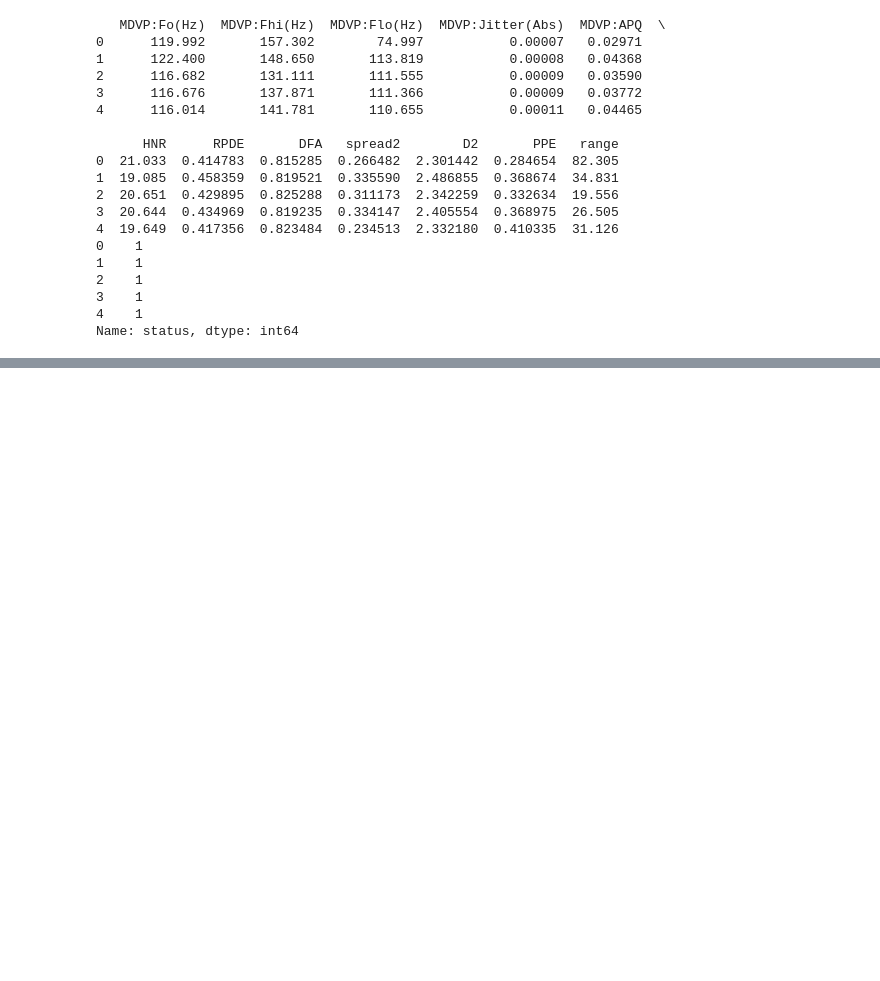
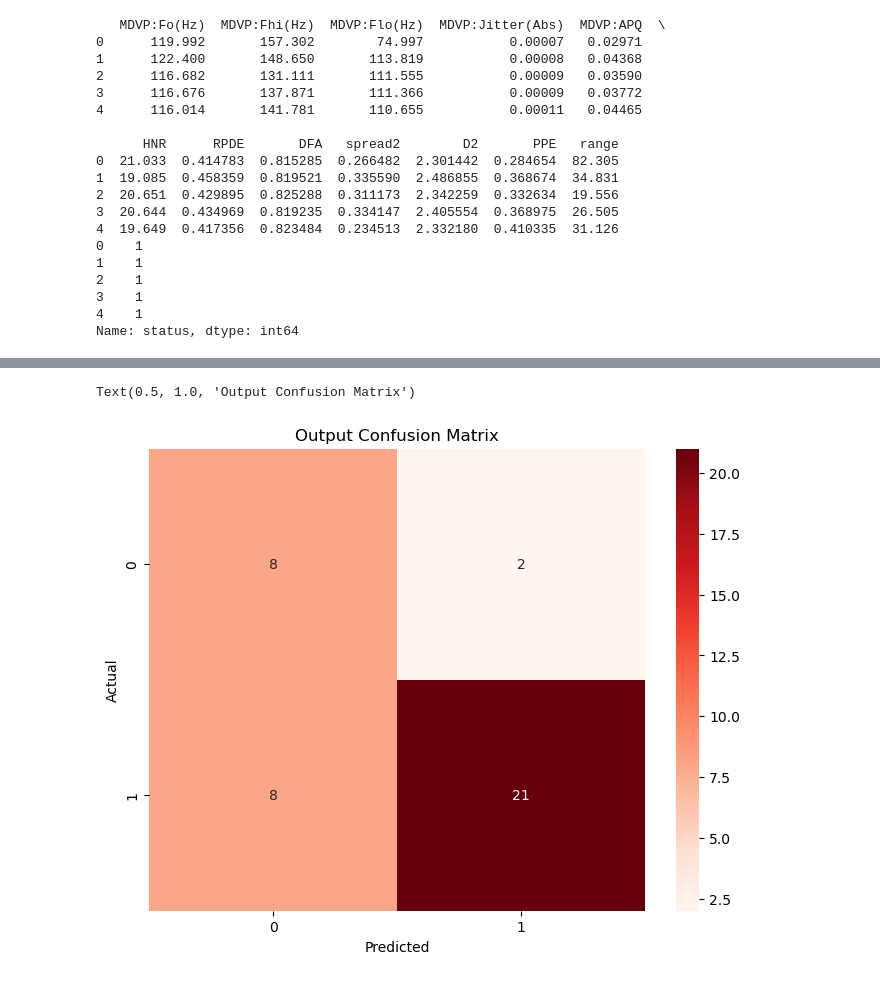
Before and after one commit to yaniss02/parkinson_detection, a Jupyter notebook: Untitled.ipynb, the cells around one changed output, grey strips where cells are left out. Drawn from its saved outputs; the diff is of its cells as text; code cells hidden in the pictures; blank space fills up the shorter version.

```diff
--- a/Untitled.ipynb
+++ b/Untitled.ipynb
@@ -281,0 +411,6 @@ X_train, X_test, y_train, y_test = train_test_split(X, y, random_state=0, train_
+# %%
+tree_model = DecisionTreeClassifier(random_state=42,max_depth=4)
+tree_model.fit(X_train, y_train)
+tree_preds = tree_model.predict(X_test)
+print("Decision Tree Classification Report:")
+print(classification_report(y_test, tree_preds))
@@ -281,0 +452,11 @@ X_train, X_test, y_train, y_test = train_test_split(X, y, random_state=0, train_
+# %%
+cm=confusion_matrix(y_test,tree_preds)
+plt.figure(figsize=(8,6))
+fg=sns.heatmap(cm,annot=True,cmap="Reds")
+figure=fg.get_figure()
+plt.xlabel('Predicted')
+plt.ylabel('Actual')
+plt.title("Output Confusion Matrix")
+# %% [output]
+Text(0.5, 1.0, 'Output Confusion Matrix')
+[figure, added]
```
Also changed, not shown: parts of 13 cells of this notebook.
